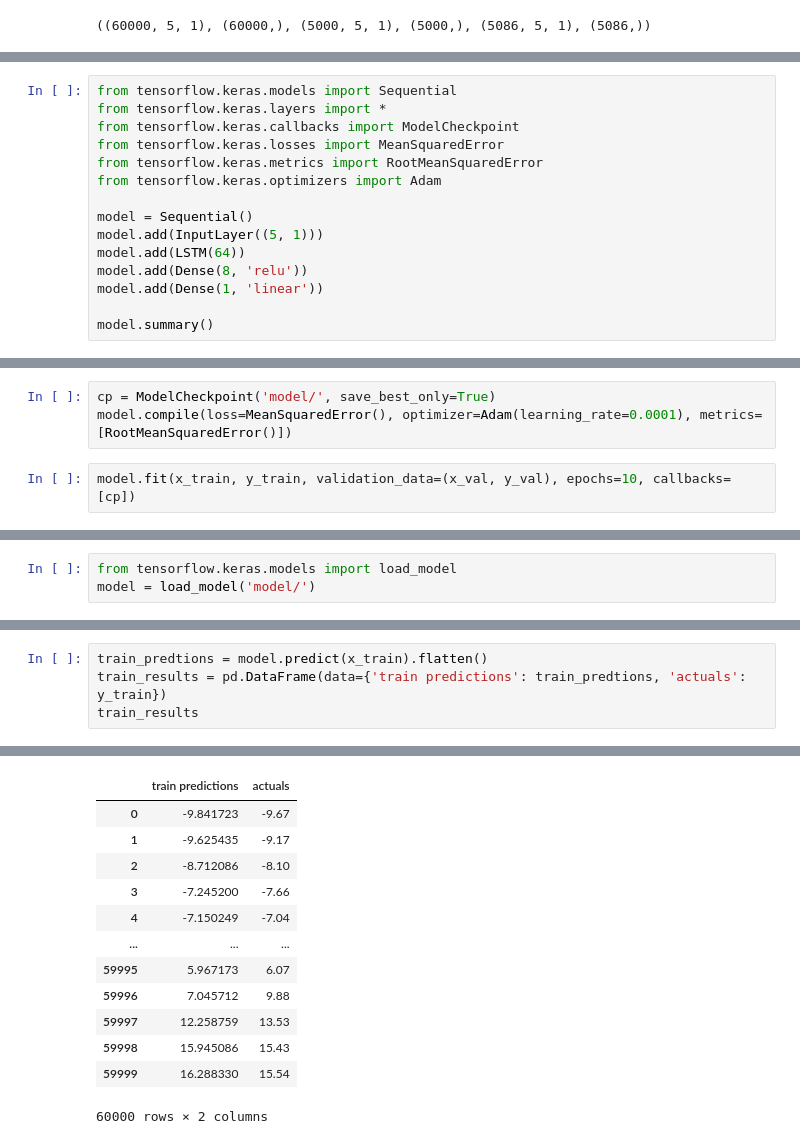
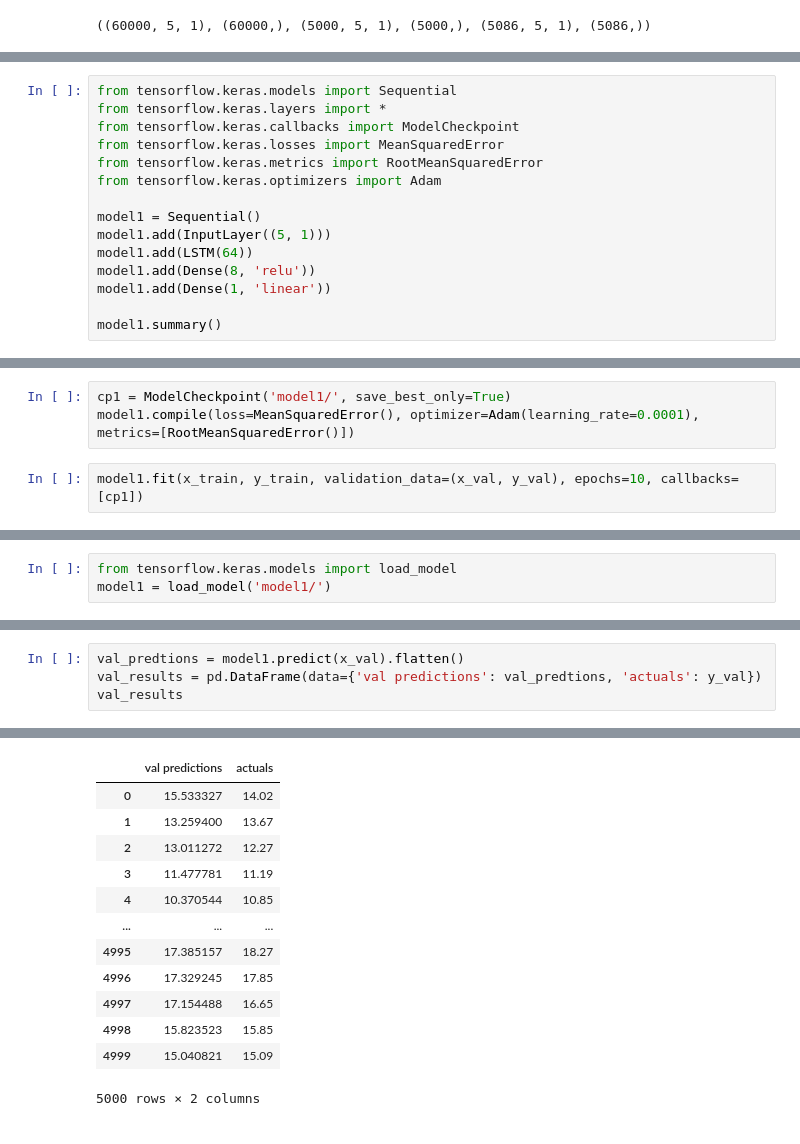
Before and after one commit to AliSajadian/RNN_weather_forecast, a Jupyter notebook: RNN.ipynb, the cells around one changed output, grey strips where cells are left out. Cells and saved outputs as stored; diff of their text form.

```diff
--- a/RNN.ipynb
+++ b/RNN.ipynb
@@ -101,11 +106,11 @@ from tensorflow.keras.losses import MeanSquaredError
 from tensorflow.keras.metrics import RootMeanSquaredError
 from tensorflow.keras.optimizers import Adam
 
-model = Sequential()
-model.add(InputLayer((5, 1)))
-model.add(LSTM(64))
-model.add(Dense(8, 'relu'))
-model.add(Dense(1, 'linear'))
+model1 = Sequential()
+model1.add(InputLayer((5, 1)))
+model1.add(LSTM(64))
+model1.add(Dense(8, 'relu'))
+model1.add(Dense(1, 'linear'))
 
-model.summary()
+model1.summary()
 # %% [output]
@@ -125,9 +130,9 @@ Trainable params: 17425 (68.07 KB)
 Non-trainable params: 0 (0.00 Byte)
 _________________________________________________________________
 # %%
-cp = ModelCheckpoint('model/', save_best_only=True)
-model.compile(loss=MeanSquaredError(), optimizer=Adam(learning_rate=0.0001), metrics=[RootMeanSquaredError()])
+cp1 = ModelCheckpoint('model1/', save_best_only=True)
+model1.compile(loss=MeanSquaredError(), optimizer=Adam(learning_rate=0.0001), metrics=[RootMeanSquaredError()])
 # %%
-model.fit(x_train, y_train, validation_data=(x_val, y_val), epochs=10, callbacks=[cp])
+model1.fit(x_train, y_train, validation_data=(x_val, y_val), epochs=10, callbacks=[cp1])
 # %% [output]
 Epoch 1/10
@@ -153,4 +158,4 @@ Epoch 10/10
 <keras.src.callbacks.History at 0x...>
 # %%
 from tensorflow.keras.models import load_model
-model = load_model('model/')
+model1 = load_model('model1/')
@@ -157,5 +171,5 @@ model = load_model('model/')
 # %%
-train_predtions = model.predict(x_train).flatten()
-train_results = pd.DataFrame(data={'train predictions': train_predtions, 'actuals': y_train})
-train_results
+val_predtions = model1.predict(x_val).flatten()
+val_results = pd.DataFrame(data={'val predictions': val_predtions, 'actuals': y_val})
+val_results
 # %% [output]
@@ -163,13 +177,13 @@ train_results
-|  | train predictions | actuals |
-| 0 | -9.841723 | -9.67 |
-| 1 | -9.625435 | -9.17 |
-| 2 | -8.712086 | -8.10 |
-| 3 | -7.245200 | -7.66 |
-| 4 | -7.150249 | -7.04 |
+|  | val predictions | actuals |
+| 0 | 15.533327 | 14.02 |
+| 1 | 13.259400 | 13.67 |
+| 2 | 13.011272 | 12.27 |
+| 3 | 11.477781 | 11.19 |
+| 4 | 10.370544 | 10.85 |
 | ... | ... | ... |
-| 59995 | 5.967173 | 6.07 |
-| 59996 | 7.045712 | 9.88 |
-| 59997 | 12.258759 | 13.53 |
-| 59998 | 15.945086 | 15.43 |
-| 59999 | 16.288330 | 15.54 |
+| 4995 | 17.385157 | 18.27 |
+| 4996 | 17.329245 | 17.85 |
+| 4997 | 17.154488 | 16.65 |
+| 4998 | 15.823523 | 15.85 |
+| 4999 | 15.040821 | 15.09 |
-60000 rows × 2 columns
+5000 rows × 2 columns
```
Also changed, not shown: parts of 50 cells of this notebook.
